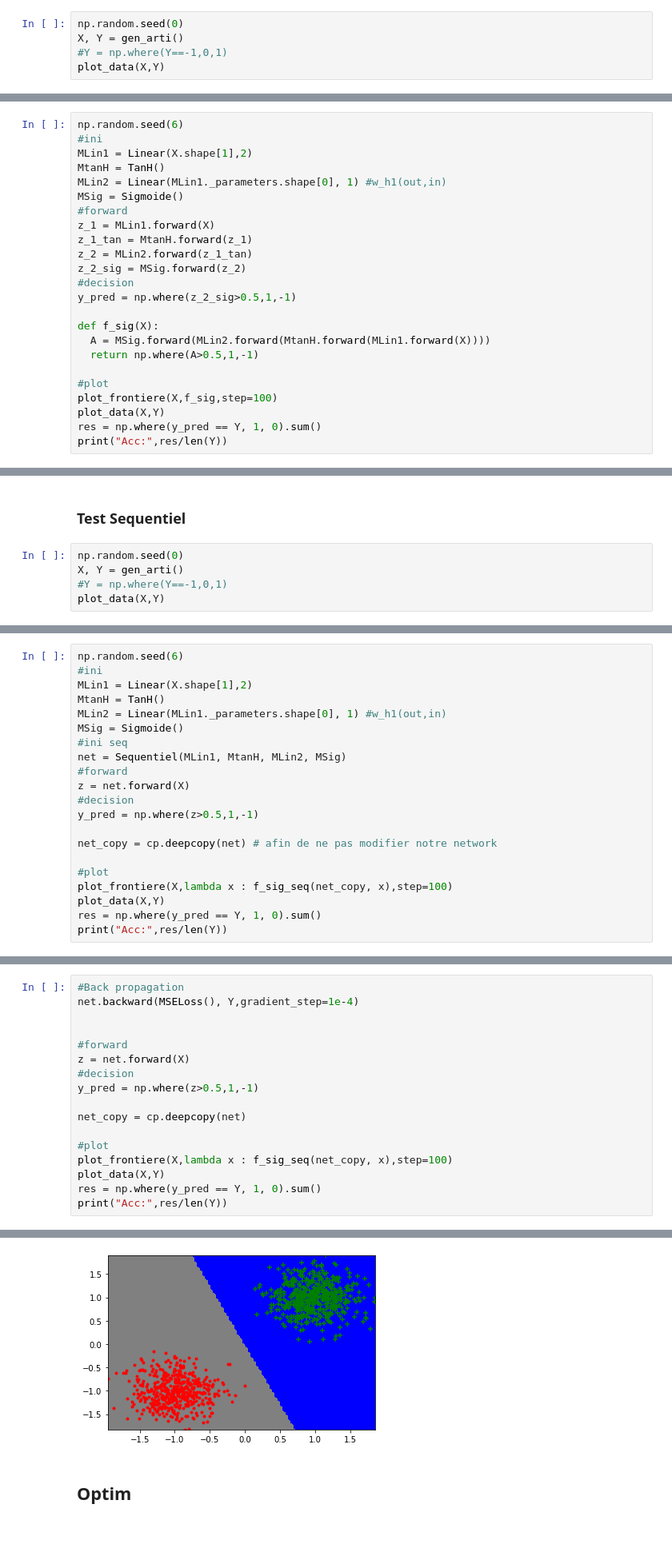
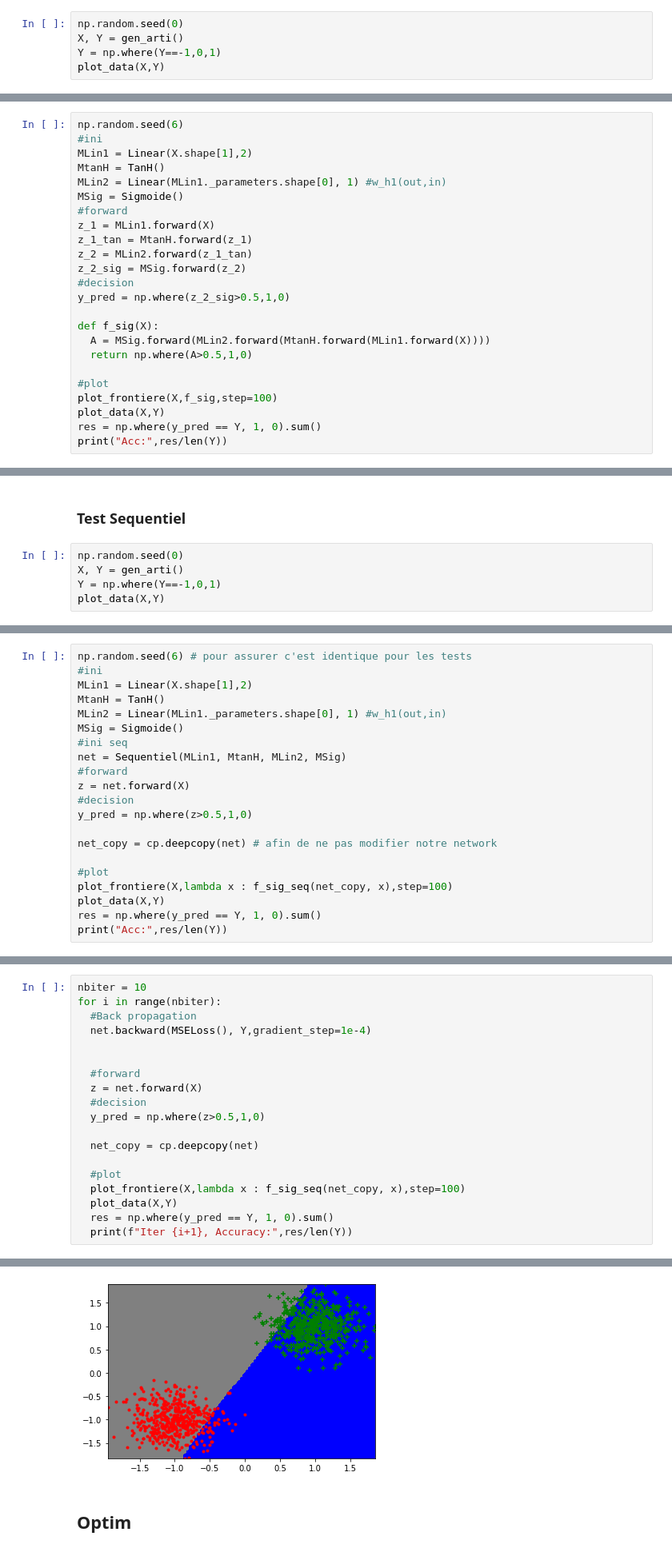
Before and after one commit to nhs2828/NeuralNetwork_DIY, a Jupyter notebook: Projet.ipynb, the cells around one changed output, grey strips where cells are left out. Shown at 80% size. Drawn from its saved outputs; the diff is of its cells as text.

```diff
--- a/Projet.ipynb
+++ b/Projet.ipynb
@@ -413,7 +390,7 @@ Lin-Tanh-Lin-Sig
 # %%
 np.random.seed(0)
 X, Y = gen_arti()
-#Y = np.where(Y==-1,0,1)
+Y = np.where(Y==-1,0,1)
 plot_data(X,Y)
 # %% [output]
 [figure]
@@ -430,11 +407,11 @@ z_1_tan = MtanH.forward(z_1)
 z_2 = MLin2.forward(z_1_tan)
 z_2_sig = MSig.forward(z_2)
 #decision
-y_pred = np.where(z_2_sig>0.5,1,-1)
+y_pred = np.where(z_2_sig>0.5,1,0)
 
 def f_sig(X):
   A = MSig.forward(MLin2.forward(MtanH.forward(MLin1.forward(X))))
-  return np.where(A>0.5,1,-1)
+  return np.where(A>0.5,1,0)
 
 #plot
 plot_frontiere(X,f_sig,step=100)
@@ -520,12 +507,12 @@ class Sequentiel():
 # %%
 np.random.seed(0)
 X, Y = gen_arti()
-#Y = np.where(Y==-1,0,1)
+Y = np.where(Y==-1,0,1)
 plot_data(X,Y)
 # %% [output]
 [figure]
 # %%
-np.random.seed(6)
+np.random.seed(6) # pour assurer c'est identique pour les tests
 #ini
 MLin1 = Linear(X.shape[1],2)
 MtanH = TanH()
@@ -536,7 +523,7 @@ net = Sequentiel(MLin1, MtanH, MLin2, MSig)
 #forward
 z = net.forward(X)
 #decision
-y_pred = np.where(z>0.5,1,-1)
+y_pred = np.where(z>0.5,1,0)
 
 net_copy = cp.deepcopy(net) # afin de ne pas modifier notre network
 
@@ -549,20 +536,22 @@ print("Acc:",res/len(Y))
 Acc: 0.035
 [figure]
 # %%
-#Back propagation
-net.backward(MSELoss(), Y,gradient_step=1e-4)
+nbiter = 10
+for i in range(nbiter):
+  #Back propagation
+  net.backward(MSELoss(), Y,gradient_step=1e-4)
 
 
-#forward
-z = net.forward(X)
-#decision
-y_pred = np.where(z>0.5,1,-1)
+  #forward
+  z = net.forward(X)
+  #decision
+  y_pred = np.where(z>0.5,1,0)
 
-net_copy = cp.deepcopy(net)
+  net_copy = cp.deepcopy(net)
 
-#plot
-plot_frontiere(X,lambda x : f_sig_seq(net_copy, x),step=100)
-plot_data(X,Y)
-res = np.where(y_pred == Y, 1, 0).sum()
-print("Acc:",res/len(Y))
+  #plot
+  plot_frontiere(X,lambda x : f_sig_seq(net_copy, x),step=100)
+  plot_data(X,Y)
+  res = np.where(y_pred == Y, 1, 0).sum()
+  print(f"Iter {i+1}, Accuracy:",res/len(Y))
 # %% [output]
@@ -570,4 +568,4 @@ Acc: 1.0
-[figure, old version]
+[figure, new version]
 # %% [markdown]
 ## Optim
 # %%
```
Also changed, not shown: parts of 24 cells of this notebook, 2 other files.
